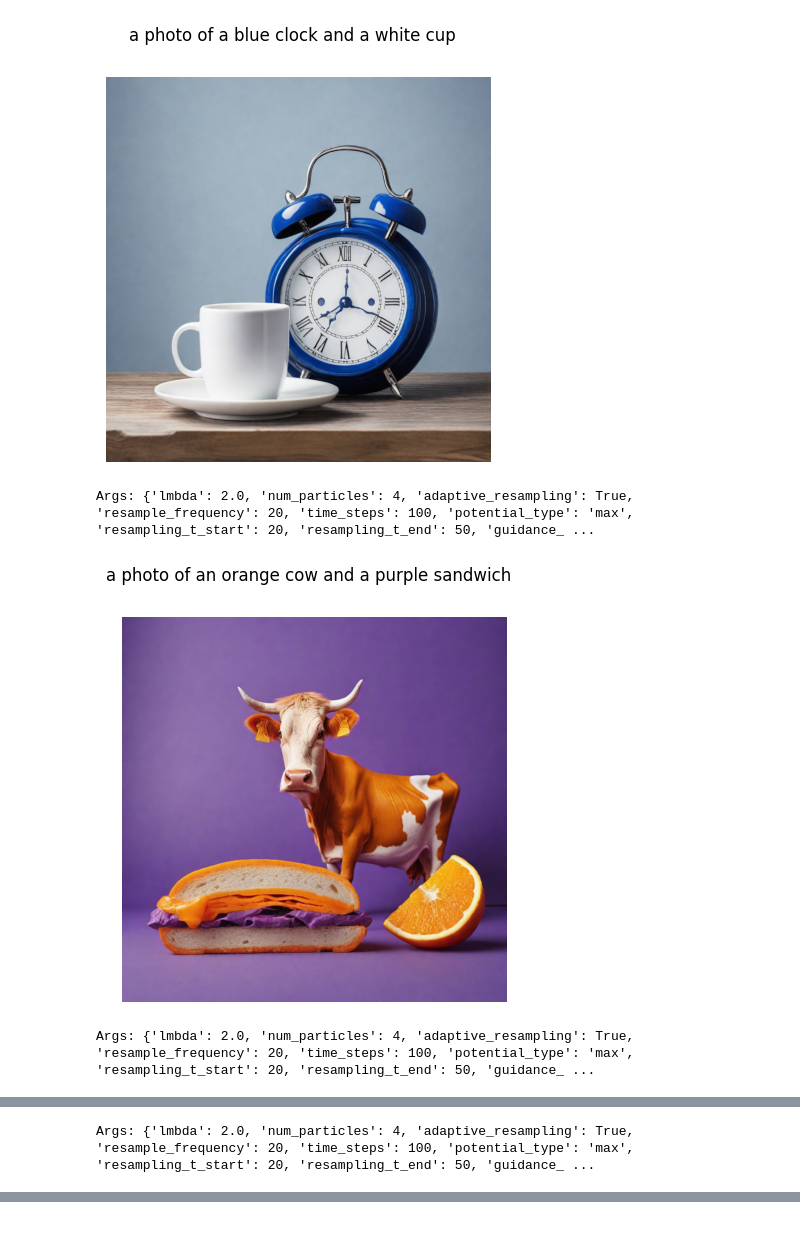
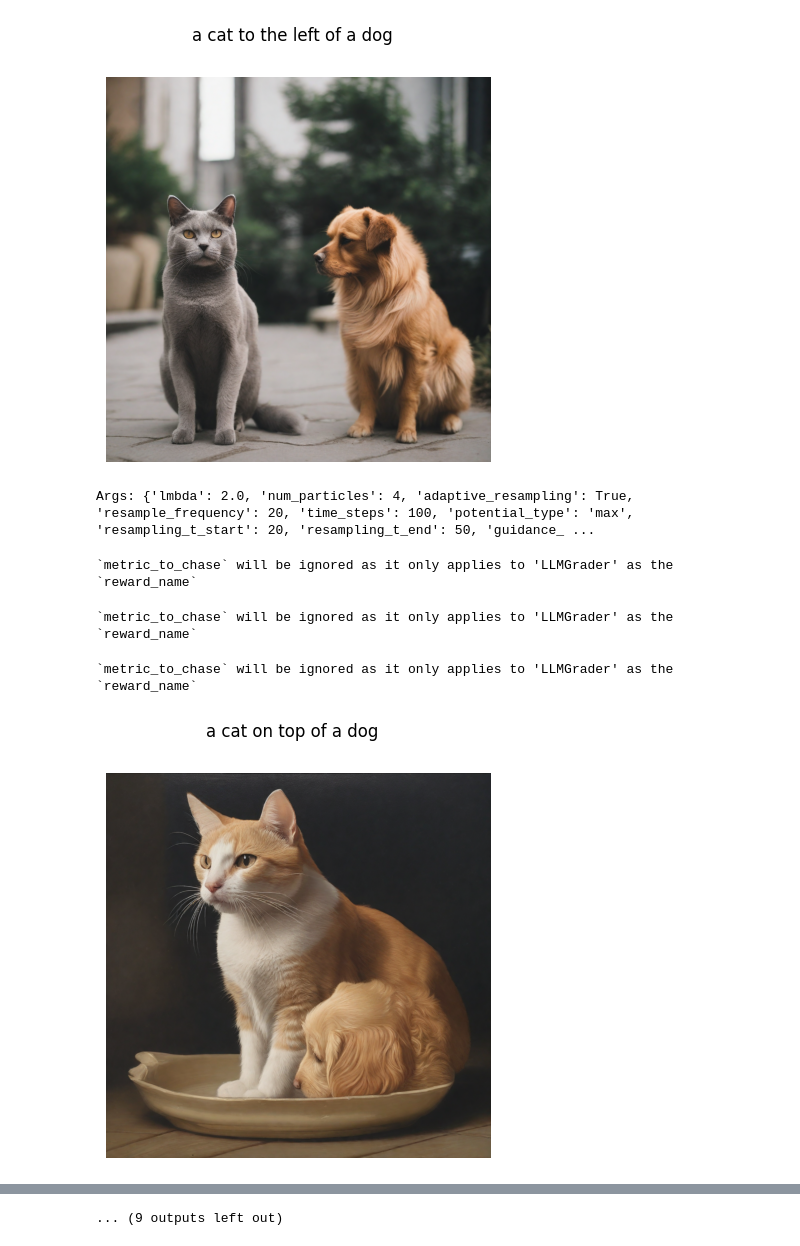
Before and after one commit to adalal07/Fk-Diffusion-Steering, a Jupyter notebook: text_to_image/playground_fksteering.ipynb, the cells around one changed output, grey strips where cells are left out. Drawn from its saved outputs; the diff is of its cells as text; code cells hidden in the pictures.

```diff
--- a/text_to_image/playground_fksteering.ipynb
+++ b/text_to_image/playground_fksteering.ipynb
@@ -58,5 +81,14 @@ Namespace(seed=0, output_dir='output', eta=1.0, metrics_to_compute='ImageReward'
 # %%
 args.num_inference_steps = fkd_args["time_steps"]
+fkd_args["reward_config"] = {
+    "box_threshold": 0.25,
+    "text_threshold": 0.25,
+    "align_scale": 6.0,
+    "relation_weight": 0.9,
+    "object_count_weight": 0.1,
+    # optional explicit relations per image:
+    # "spatial_relations": [[{"subject":"cat","object":"chair","relation":"left_of"}]]
+}
 fkd_args
 # %% [output]
 {'lmbda': 2.0,
@@ -75,7 +112,7 @@ torch.manual_seed(args.seed)
 torch.cuda.manual_seed(args.seed)
 torch.cuda.manual_seed_all(args.seed)
 # %%
-device = "mps"
+device = "cuda"
 # %%
 from fks_utils import get_model
 
@@ -114,12 +161,16 @@ checkpoint loaded
 # %%
 # add prompts for generation
 prompt_data = [
-    {"prompt": "a photo of a brown knife and a blue donut"},
-    {"prompt": "a photo of a blue clock and a white cup"},
-    {"prompt": "a photo of an orange cow and a purple sandwich"},
-    {"prompt": "a photo of a yellow bird and a black motorcycle"},
-    {"prompt": "a photo of a green tennis racket and a black dog"},
-    {"prompt": "a green stop sign in a red field"},
+    {"prompt": "a cat to the left of a dog"},
+    {"prompt": "a cat on top of a dog"},
+    {"prompt": "a dog to the right of a cat"},
+    {"prompt": "a cat below a dog"},
+    # {"prompt": "a photo of a brown knife and a blue donut"},
+    # {"prompt": "a photo of a blue clock and a white cup"},
+    # {"prompt": "a photo of an orange cow and a purple sandwich"},
+    # {"prompt": "a photo of a yellow bird and a black motorcycle"},
+    # {"prompt": "a photo of a green tennis racket and a black dog"},
+    # {"prompt": "a green stop sign in a red field"},
 ]
 len(prompt_data)
 # %% [output]
@@ -127,2 +178,4 @@ len(prompt_data)
 # %%
 show_best_particle = True
+guidance_func = fkd_args["guidance_reward_fn"]
+print(guidance_func)
@@ -147,7 +202,7 @@ with open(score_path, "w") as score_f:
         time_taken = end_time - start_time
 
         results = do_eval(prompt=prompt, images=images, metrics_to_compute=metrics_to_compute)
-        guidance_reward = np.array(results["ImageReward"]["result"])
+        guidance_reward = np.array(results[guidance_func]["result"])
         sorted_idx = np.argsort(guidance_reward)[::-1]
         images = [images[i] for i in sorted_idx]
 
@@ -186,4 +249,6 @@ Resampling at timestep 20 with ESS: 1.4241670370101929
+[figure, new version]
+Args: {'lmbda': 2.0, 'num_particles': 4, 'adaptive_resampling': True, 'resample_frequency': 20, 'time_steps': 100, 'potential_type': 'max', 'resampling_t_start': 20, 'resampling_t_end': 50, 'guidance_ ...
+`metric_to_chase` will be ignored as it only applies to 'LLMGrader' as the `reward_name`
+`metric_to_chase` will be ignored as it only applies to 'LLMGrader' as the `reward_name`
+`metric_to_chase` will be ignored as it only applies to 'LLMGrader' as the `reward_name`
-[figure, old version]
+[figure, new version]
-Args: {'lmbda': 2.0, 'num_particles': 4, 'adaptive_resampling': True, 'resample_frequency': 20, 'time_steps': 100, 'potential_type': 'max', 'resampling_t_start': 20, 'resampling_t_end': 50, 'guidance_ ...
-[figure, removed]
-Args: {'lmbda': 2.0, 'num_particles': 4, 'adaptive_resampling': True, 'resample_frequency': 20, 'time_steps': 100, 'potential_type': 'max', 'resampling_t_start': 20, 'resampling_t_end': 50, 'guidance_ ...
@@ -191 +254,0 @@ Args: {'lmbda': 2.0, 'num_particles': 4, 'adaptive_resampling': True, 'resample_
-Args: {'lmbda': 2.0, 'num_particles': 4, 'adaptive_resampling': True, 'resample_frequency': 20, 'time_steps': 100, 'potential_type': 'max', 'resampling_t_start': 20, 'resampling_t_end': 50, 'guidance_ ...
@@ -193,0 +256 @@ Args: {'lmbda': 2.0, 'num_particles': 4, 'adaptive_resampling': True, 'resample_
+... (9 outputs left out)
```
Also changed, not shown: parts of 9 cells of this notebook, 7 other files.
